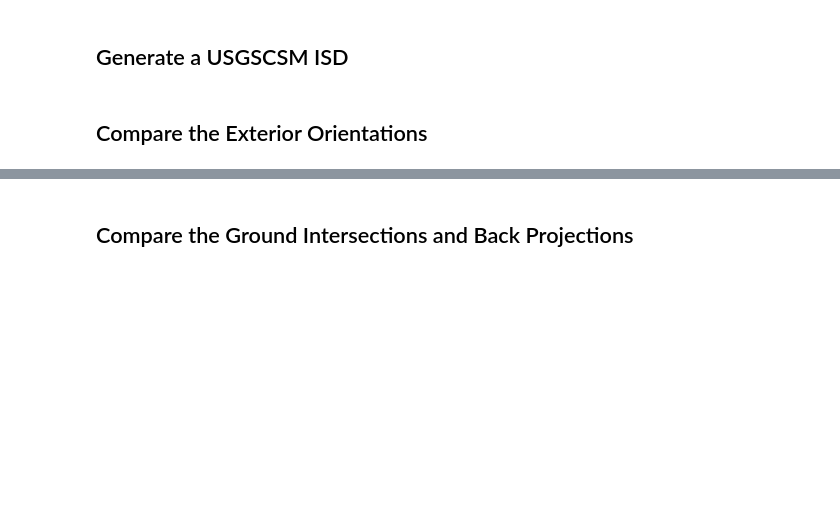
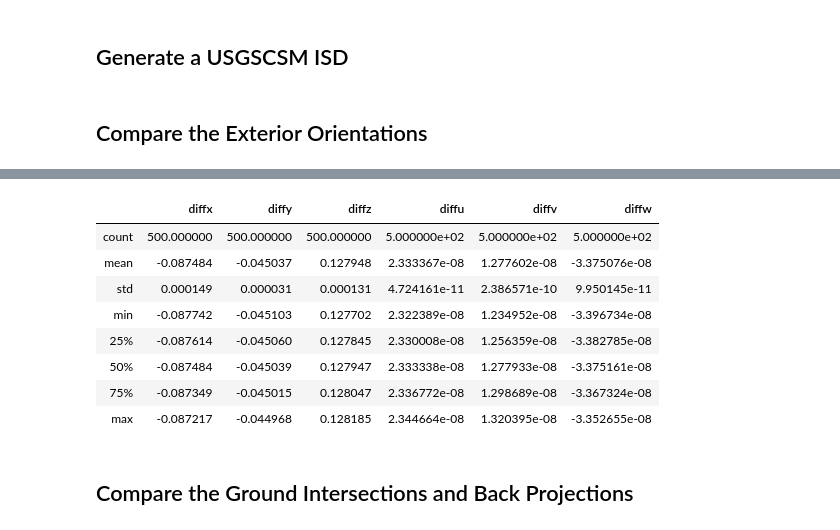
Before and after one commit to DOI-USGS/knoten, a Jupyter notebook: examples/mro_hirise_isis_cmp.ipynb, the cells around one changed output, grey strips where cells are left out. Cells and saved outputs as stored; diff of their text form; code cells hidden in the pictures; blank space fills up the shorter version.

```diff
--- a/examples/mro_hirise_isis_cmp.ipynb
+++ b/examples/mro_hirise_isis_cmp.ipynb
@@ -69,3 +58,15 @@ external_orientation_data.describe()
+# %%
+external_orientation_data[['diffx', 'diffy', 'diffz', 'diffu', 'diffv', 'diffw']].describe()
+# %% [output]
+|  | diffx | diffy | diffz | diffu | diffv | diffw |
+| count | 500.000000 | 500.000000 | 500.000000 | 5.000000e+02 | 5.000000e+02 | 5.000000e+02 |
+| mean | -0.087484 | -0.045037 | 0.127948 | 2.333367e-08 | 1.277602e-08 | -3.375076e-08 |
+| std | 0.000149 | 0.000031 | 0.000131 | 4.724161e-11 | 2.386571e-10 | 9.950145e-11 |
+| min | -0.087742 | -0.045103 | 0.127702 | 2.322389e-08 | 1.234952e-08 | -3.396734e-08 |
+| 25% | -0.087614 | -0.045060 | 0.127845 | 2.330008e-08 | 1.256359e-08 | -3.382785e-08 |
+| 50% | -0.087484 | -0.045039 | 0.127947 | 2.333338e-08 | 1.277933e-08 | -3.375161e-08 |
+| 75% | -0.087349 | -0.045015 | 0.128047 | 2.336772e-08 | 1.298689e-08 | -3.367324e-08 |
+| max | -0.087217 | -0.044968 | 0.128185 | 2.344664e-08 | 1.320395e-08 | -3.352655e-08 |
 # %% [markdown]
 ## Compare the Ground Intersections and Back Projections
 # %%
```
Also changed, not shown: parts of 10 cells of this notebook, 4 other files.
